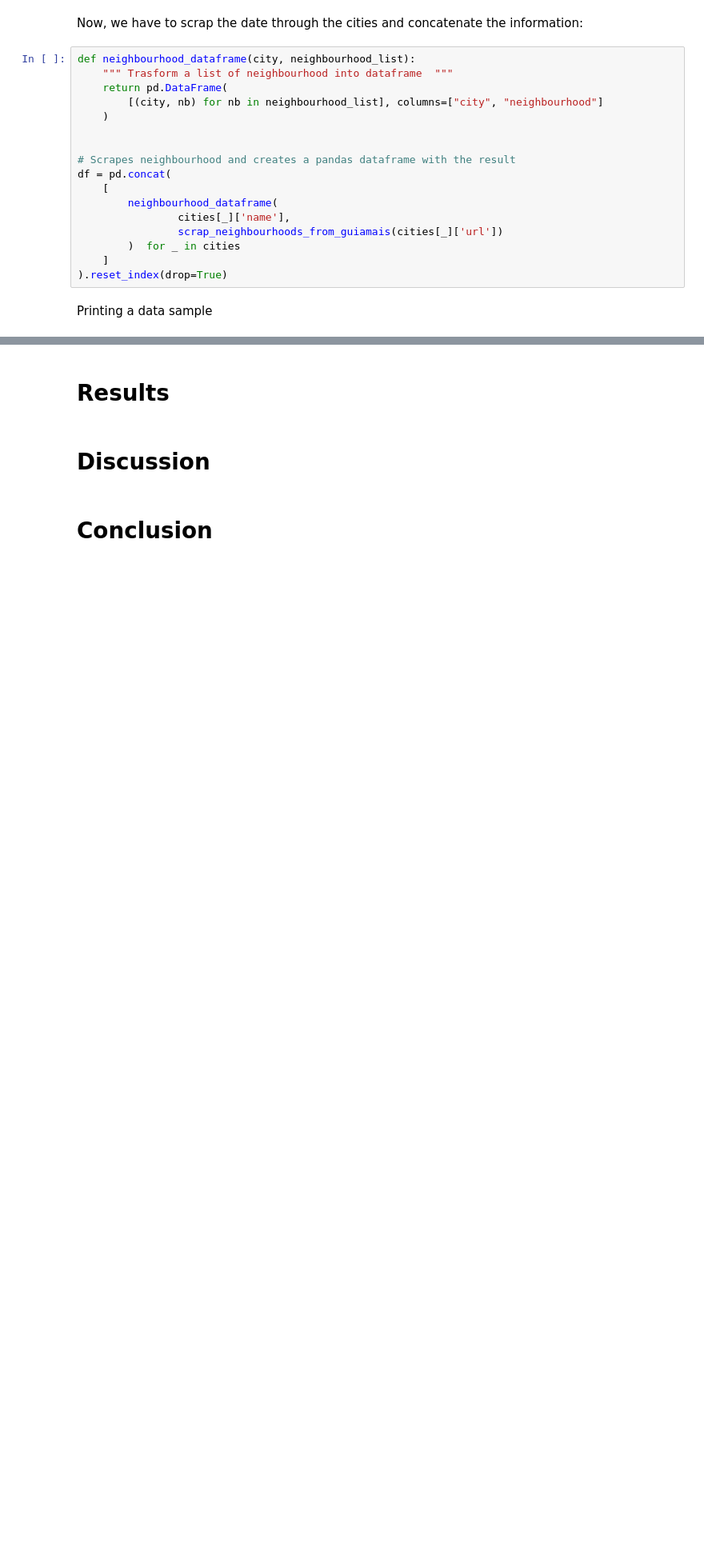
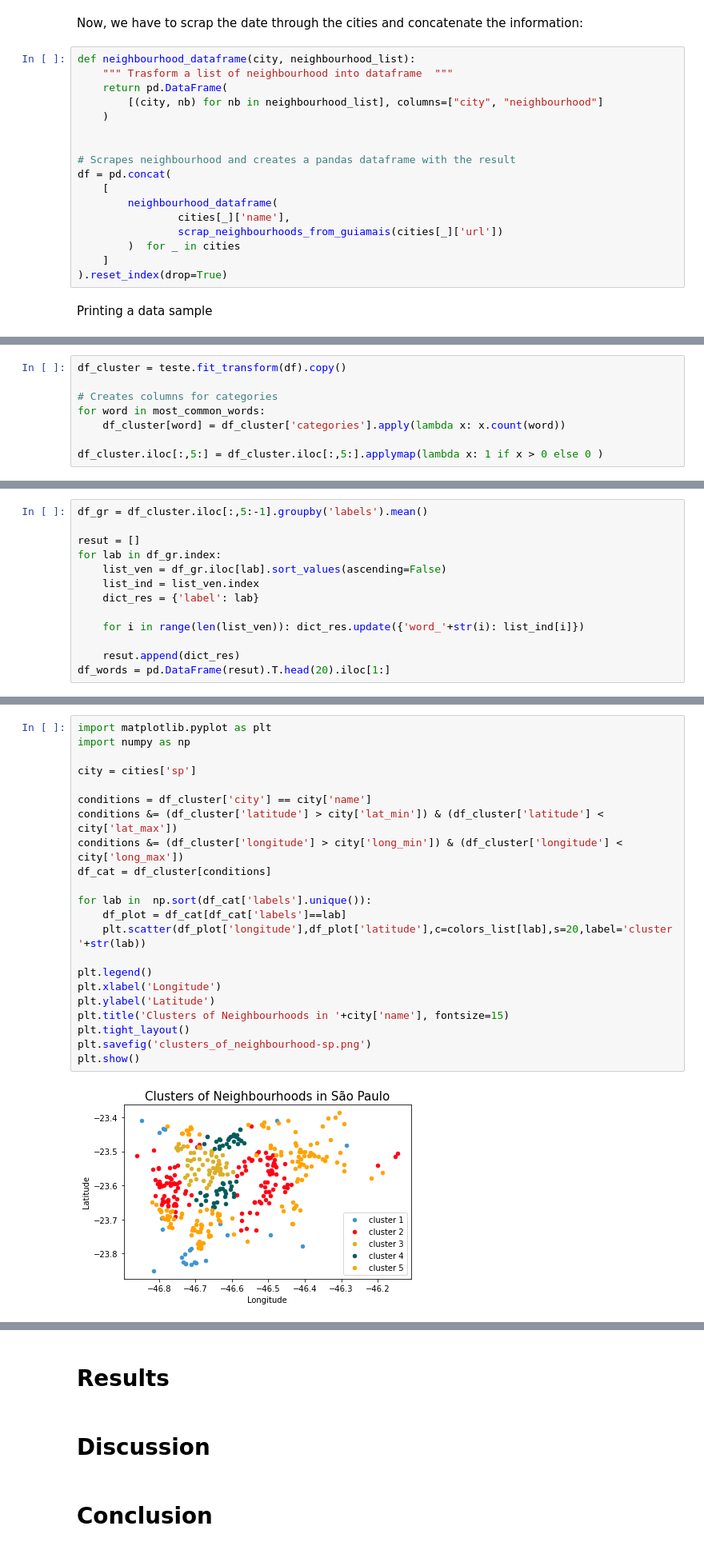
Before and after one commit to emdemor/Coursera_Capstone, a Jupyter notebook: coursera_capstone_Week_5.ipynb, the cells around one changed output, grey strips where cells are left out. Shown at 80% size. Cells and saved outputs as stored; diff of their text form; blank space fills up the shorter version.

```diff
--- a/coursera_capstone_Week_5.ipynb
+++ b/coursera_capstone_Week_5.ipynb
@@ -142,0 +551,8 @@ df.to_csv(
+# %%
+df_cluster = teste.fit_transform(df).copy()
+
+# Creates columns for categories
+for word in most_common_words:
+    df_cluster[word] = df_cluster['categories'].apply(lambda x: x.count(word))
+
+df_cluster.iloc[:,5:] = df_cluster.iloc[:,5:].applymap(lambda x: 1 if x > 0 else 0 )
@@ -142,0 +634,13 @@ df.to_csv(
+# %%
+df_gr = df_cluster.iloc[:,5:-1].groupby('labels').mean()
+
+resut = []
+for lab in df_gr.index:
+    list_ven = df_gr.iloc[lab].sort_values(ascending=False)
+    list_ind = list_ven.index
+    dict_res = {'label': lab}
+
+    for i in range(len(list_ven)): dict_res.update({'word_'+str(i): list_ind[i]})
+
+    resut.append(dict_res)
+df_words = pd.DataFrame(resut).T.head(20).iloc[1:]
@@ -142,0 +727,24 @@ df.to_csv(
+# %%
+import matplotlib.pyplot as plt
+import numpy as np
+
+city = cities['sp']
+
+conditions = df_cluster['city'] == city['name']
+conditions &= (df_cluster['latitude'] > city['lat_min']) & (df_cluster['latitude'] < city['lat_max'])
+conditions &= (df_cluster['longitude'] > city['long_min']) & (df_cluster['longitude'] < city['long_max'])
+df_cat = df_cluster[conditions]
+
+for lab in  np.sort(df_cat['labels'].unique()):
+    df_plot = df_cat[df_cat['labels']==lab]
+    plt.scatter(df_plot['longitude'],df_plot['latitude'],c=colors_list[lab],s=20,label='cluster '+str(lab))
+
+plt.legend()
+plt.xlabel('Longitude')
+plt.ylabel('Latitude')
+plt.title('Clusters of Neighbourhoods in '+city['name'], fontsize=15)
+plt.tight_layout()
+plt.savefig('clusters_of_neighbourhood-sp.png')
+plt.show()
+# %% [output]
+[figure, added]
```
Also changed, not shown: parts of 63 cells of this notebook, 25 other files.
